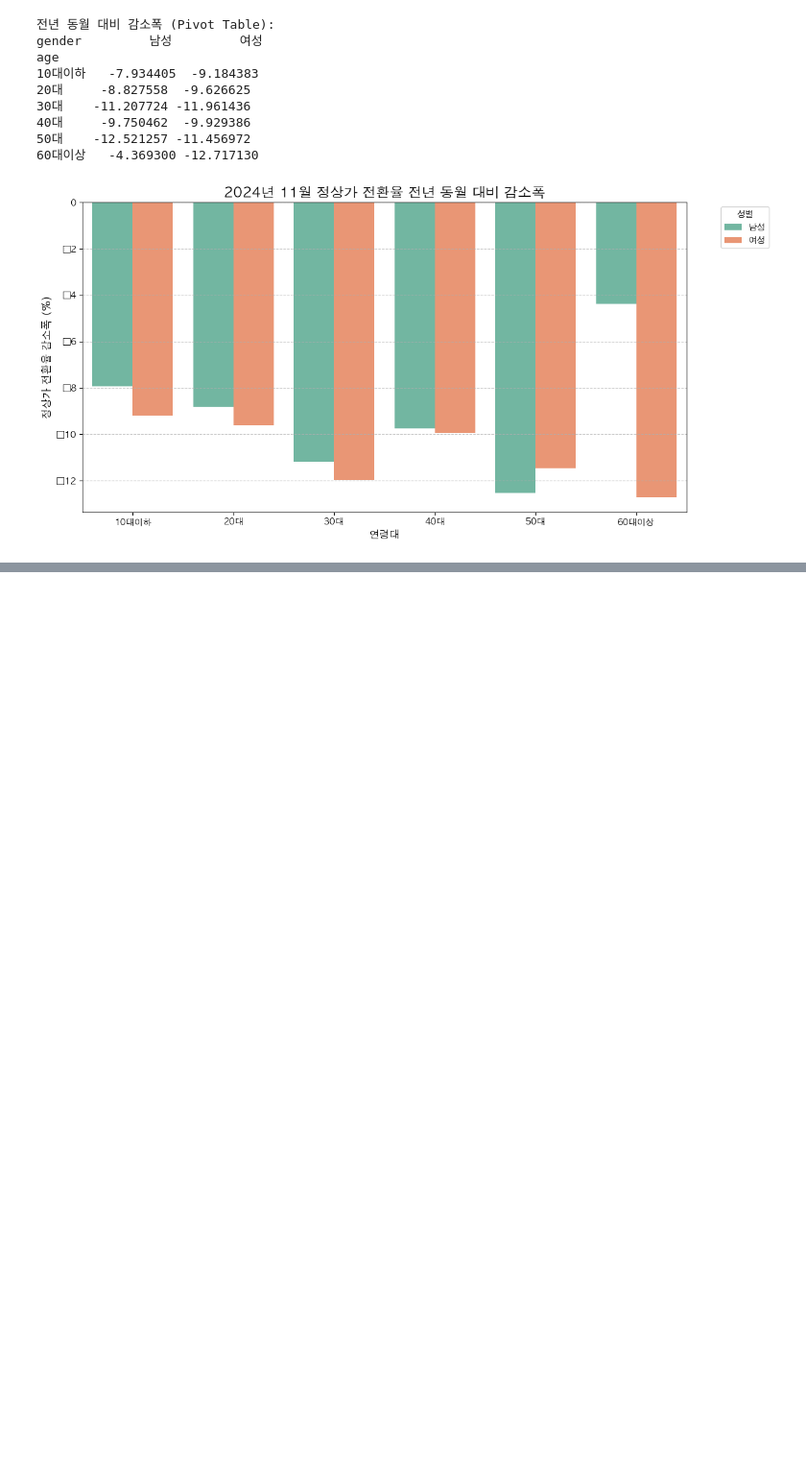
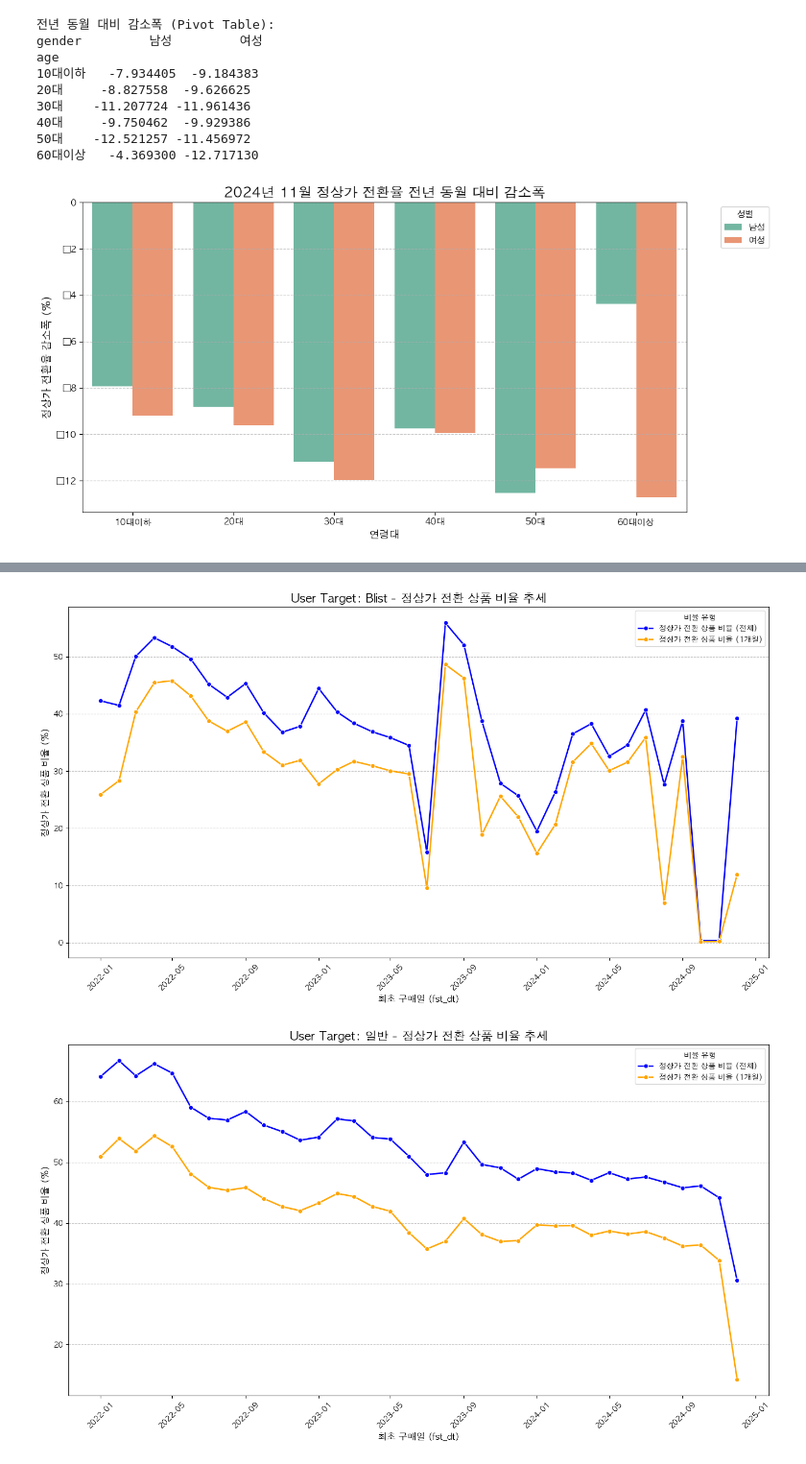
Before and after one commit to samuel-ch-data/music_analysis_project, a Jupyter notebook: 데이터그로스TF/promo_retention_analysis.ipynb, the cells around one changed output, grey strips where cells are left out. Shown at 96% size. Drawn from its saved outputs; the diff is of its cells as text; code cells hidden in the pictures; blank space fills up the shorter version.

```diff
--- a/데이터그로스TF/promo_retention_analysis.ipynb
+++ b/데이터그로스TF/promo_retention_analysis.ipynb
@@ -2048,0 +2368,53 @@ age
+# %%
+import matplotlib.pyplot as plt
+import seaborn as sns
+
+# 1. 데이터 준비
+# fst_dt를 날짜 형식으로 변환
+normal_price_prod_4_df["fst_dt"] = pd.to_datetime(normal_price_prod_4_df["fst_dt"])
+
+# user_trgt_nm의 고유값 추출
+user_trgt_groups = normal_price_prod_4_df["user_trgt_nm"].unique()
+
+# 2. user_trgt_nm별로 Line Plot 생성
+for user_trgt in user_trgt_groups:
+    # 특정 user_trgt_nm 데이터 필터링
+    group_data = normal_price_prod_4_df[normal_price_prod_4_df["user_trgt_nm"] == user_trgt]
+
+    # Line Plot 그리기
+    plt.figure(figsize=(14, 8))
+
+    # normal_term_prod_ratio 라인
+    sns.lineplot(
+        data=group_data,
+        x="fst_dt",
+        y="normal_term_prod_ratio",
+        label="정상가 전환 상품 비율 (전체)",
+        color="blue",
+        marker="o",
+        linewidth=2
+    )
+
+    # normal_term_1m_prod_ratio 라인
+    sns.lineplot(
+        data=group_data,
+        x="fst_dt",
+        y="normal_term_1m_prod_ratio",
+        label="정상가 전환 상품 비율 (1개월)",
+        color="orange",
+        marker="o",
+        linewidth=2
+    )
+
+    # 그래프 설정
+    plt.title(f"User Target: {user_trgt} - 정상가 전환 상품 비율 추세", fontsize=16)
+    plt.xlabel("최초 구매일 (fst_dt)", fontsize=12)
+    plt.ylabel("정상가 전환 상품 비율 (%)", fontsize=12)
+    plt.xticks(rotation=45)  # X축 레이블 회전
+    plt.legend(title="비율 유형", loc="upper right")  # 범례 설정
+    plt.grid(axis="y", linestyle="--", alpha=0.7)  # Y축 격자 추가
+    plt.tight_layout()
+    plt.show()
+# %% [output]
+[figure, added]
+[figure, added]
```
Also changed, not shown: parts of 8 cells of this notebook.
